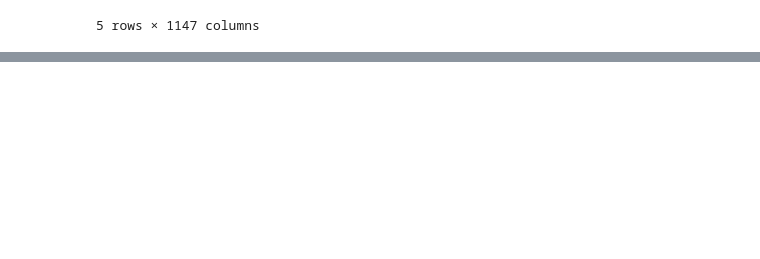
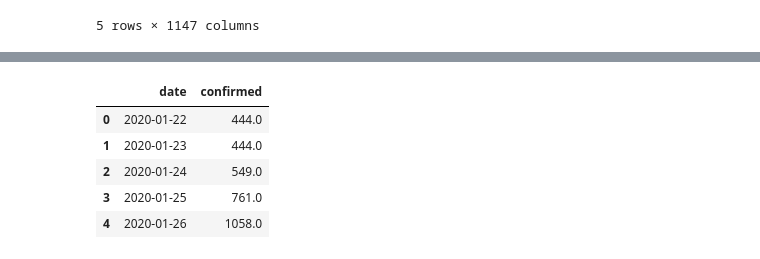
Before and after one commit to Hans-Yin/Intro-to-Math-Modeling-Final-Project, a Jupyter notebook: hubei_sir_project.ipynb, the cells around one changed output, grey strips where cells are left out. Cells and saved outputs as stored; diff of their text form; code cells hidden in the pictures; blank space fills up the shorter version.

```diff
--- a/hubei_sir_project.ipynb
+++ b/hubei_sir_project.ipynb
@@ -21,0 +38,17 @@ confirmed.head()
+# %%
+# Convert wide date columns into long format
+date_cols = hubei.columns[4:]
+
+hubei_long = hubei[date_cols].T.reset_index()
+hubei_long.columns = ["date", "confirmed"]
+hubei_long["date"] = pd.to_datetime(hubei_long["date"])
+hubei_long["confirmed"] = hubei_long["confirmed"].astype(float)
+
+hubei_long.head()
+# %% [output]
+|  | date | confirmed |
+| 0 | 2020-01-22 | 444.0 |
+| 1 | 2020-01-23 | 444.0 |
+| 2 | 2020-01-24 | 549.0 |
+| 3 | 2020-01-25 | 761.0 |
+| 4 | 2020-01-26 | 1058.0 |
```
Also changed, not shown: parts of 14 cells of this notebook.
